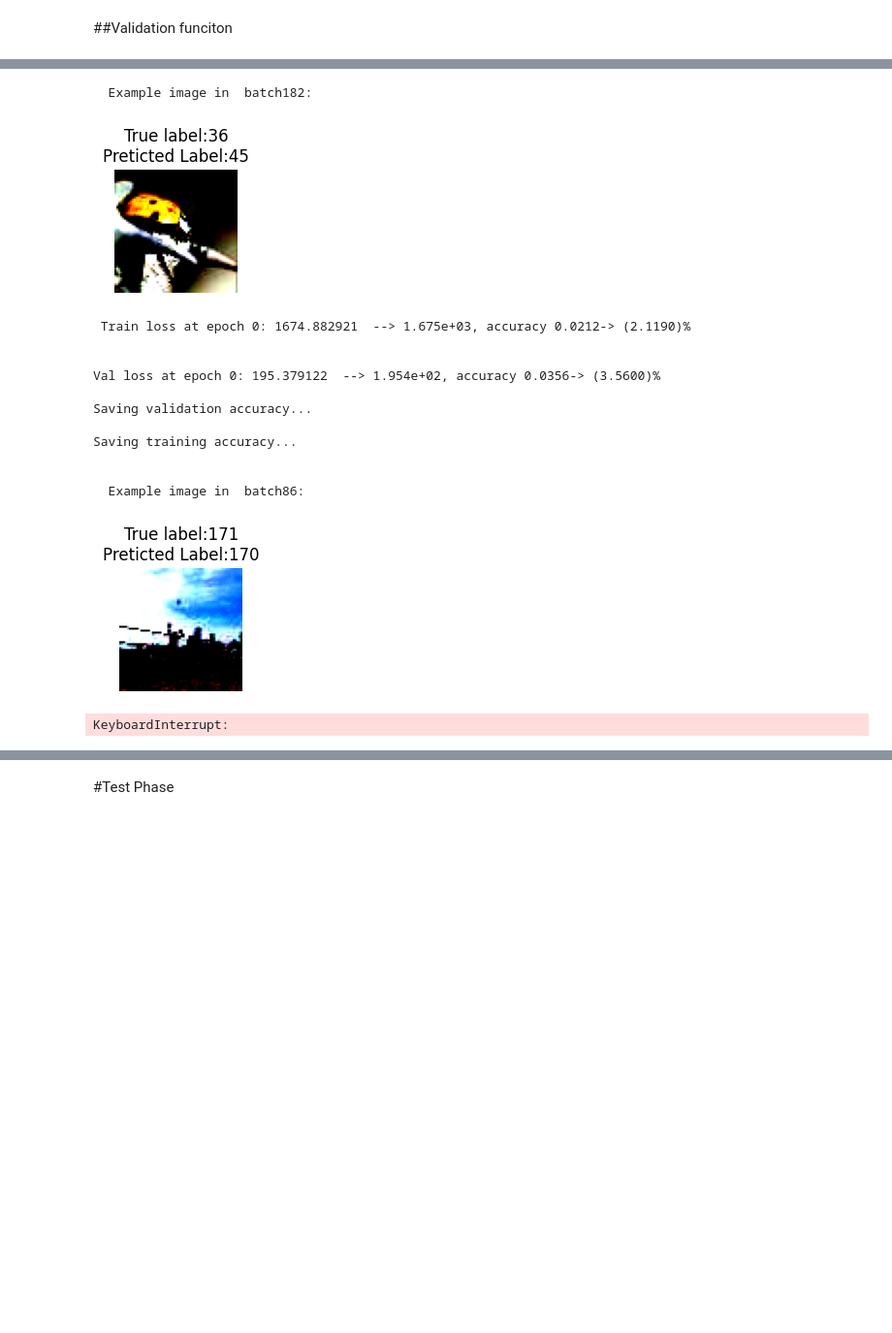
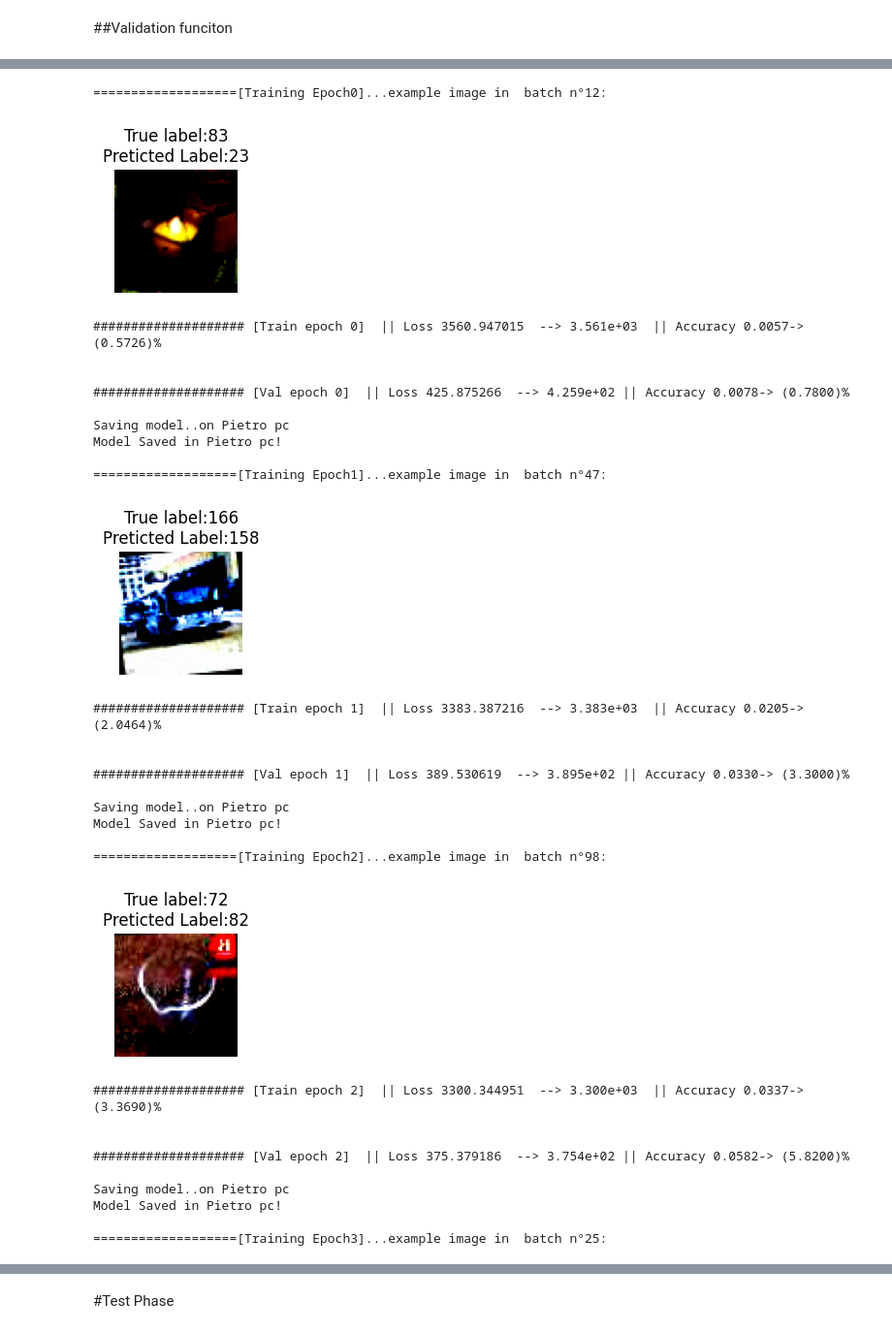
Before and after one commit to Sassotek/Mechanistic-Interpretability-for-Vision-Models-Optimization, a Jupyter notebook: Mechanistic_Interpretability_for_Vision_Models_Optimization_code.ipynb, the cells around one changed output, grey strips where cells are left out. Shown at 97% size. Cells and saved outputs as stored; diff of their text form; code cells hidden in the pictures; blank space fills up the shorter version.

```diff
--- a/Mechanistic_Interpretability_for_Vision_Models_Optimization_code.ipynb
+++ b/Mechanistic_Interpretability_for_Vision_Models_Optimization_code.ipynb
@@ -757,14 +965,16 @@ class TransformerEncoder(nn.Module):
     super().__init__()
     self.norm1 = nn.LayerNorm(latent_size)
     self.attn = nn.MultiheadAttention(latent_size, num_heads, dropout= dropout, batch_first= True)
-    self.drop_path1 = DropPath(drop_rate)
+    #self.drop_path1 = DropPath(drop_rate)
     self.norm2 = nn.LayerNorm(latent_size)
     self.mlp = MLP(latent_size, mlp_dim, dropout)
-    self.drop_path2 = DropPath(drop_rate)
+    #self.drop_path2 = DropPath(drop_rate)
 
   def forward(self, x):
-    x = x + self.drop_path1(self.attn(self.norm1(x), self.norm1(x), self.norm1(x))[0])
-    x = x + self.drop_path2(self.mlp(self.norm2(x)))
+    #x = x + self.drop_path1(self.attn(self.norm1(x), self.norm1(x), self.norm1(x))[0])
+    x = x + self.attn(self.norm1(x), self.norm1(x), self.norm1(x))[0]
+    #x = x + self.drop_path2(self.mlp(self.norm2(x)))
+    x = x + self.mlp(self.norm2(x))
     return x
 # %%
 class VisionTransformer(nn.Module):
@@ -957,7 +1167,7 @@ Create tuttecose
 #weight_decay = 0.03
 MLP_DIM = 512
 # %%
-temp_batch_size = 256
+temp_batch_size = 128
 
 train_dataset = DatasetLoader(data_path, 'train', augmentation=True)
 validation_dataset = DatasetLoader(data_path, 'val', augmentation=False)
@@ -965,6 +1175,7 @@ test_dataset = DatasetLoader(data_path, 'test', augmentation=False)
 
 train_loader = DataLoader(train_dataset, batch_size=temp_batch_size, shuffle=True)
 validation_loader = DataLoader(validation_dataset, batch_size=temp_batch_size, shuffle=True)
+test_loader = DataLoader(test_dataset, batch_size=temp_batch_size, shuffle=True)
 # %%
 def apply_stochastic_depth(model, drop_prob):
     for module in model.modules():
@@ -1457,7 +1673,11 @@ bar_out_val  = Output()
 display(bar_out,bar_out_val, plot_out)
 
 #display(bar_out_val)
+start_time = time.time()
 
+version=1
+pth_model = 'model'+str(version)+'_epochs'+str(num_epochs)+'.pth'
+pth_optimizer='optimizer'+str(version)+'_epochs'+str(num_epochs)+'.pth'
 
 for epoch in  range(num_epochs):
 
@@ -1467,12 +1687,21 @@ for epoch in  range(num_epochs):
 
 
   if(best_val_acc<acc_val_list[epoch]):
-        print("Saving validation accuracy...\n")
+        ##print("Saving validation accuracy...\n")
         best_val_acc=acc_val_list[epoch]
         best_epoch=epoch
   if(best_train_acc<acc_train_list[epoch]):
-        print("Saving training accuracy...\n")
+        ##print("Saving training accuracy...\n")
         best_train_acc=acc_train_list[epoch]
+
+  if device_name in device_list:
+    print("Saving model..on Pietro pc")
+    pth_checkpoint = 'model'+str(version)+'_epochs'+str(epoch)+'.pth'
+    torch.save(model1.state_dict(), path_saves_pc_pi+pth_model)
+    pth_optimizer_checkpoint='optimizer'+str(version)+'_epochs'+str(epoch)+'.pth'
+    torch.save(optimizer.state_dict(), path_saves_pc_pi+pth_optimizer_checkpoint)
+    print("Model Saved in Pietro pc!")
+
 
 
   '''
@@ -1482,9 +1711,10 @@ for epoch in  range(num_epochs):
   '''
 
 end=time.time()
-print(f"++++++++++Best epoch was {best_epoch} ++++++++++++++++++++\n")
-print(f"++++++++++Best val accuracy was {best_val_acc*100.0:.4f} ++++++++++++++++++++\n")
-print(f"++++++++++Best train accuracy was {best_train_acc*100.0:.4f} ++++++++++++++++++++\n")
+print(RED+f"++++++++++Best epoch was {best_epoch} ++++++++++++++++++++\n")
+print(RED+f"++++++++++Best val accuracy was {best_val_acc*100.0:.4f}% ++++++++++++++++++++\n")
+print(RED+f"++++++++++Best train accuracy was {best_train_acc*100.0:.4f}% ++++++++++++++++++++\n")
+print(RED+f"++++++++++Training time: {end-start_time} ++++++++++++++++++++\n")
 # %% [output]
 [interactive output not drawn]
 [interactive output not drawn]
@@ -1493,15 +1723,31 @@ WARNING:matplotlib.image:Clipping input data to the valid range for imshow with
-  Example image in  batch182:
+===================[Training Epoch0]...example image in  batch n°12:
-[figure, old version]
+[figure, new version]
- Train loss at epoch 0: 1674.882921  --> 1.675e+03, accuracy 0.0212-> (2.1190)%
+#################### [Train epoch 0]  || Loss 3560.947015  --> 3.561e+03  || Accuracy 0.0057-> (0.5726)%
 
 
-Val loss at epoch 0: 195.379122  --> 1.954e+02, accuracy 0.0356-> (3.5600)%
+#################### [Val epoch 0]  || Loss 425.875266  --> 4.259e+02 || Accuracy 0.0078-> (0.7800)%
 
-Saving validation accuracy...
+Saving model..on Pietro pc
+Model Saved in Pietro pc!
 
-Saving training accuracy...
-
-
-  Example image in  batch86:
+===================[Training Epoch1]...example image in  batch n°47:
-[figure, old version]
+[figure, new version]
-KeyboardInterrupt:
+#################### [Train epoch 1]  || Loss 3383.387216  --> 3.383e+03  || Accuracy 0.0205-> (2.0464)%
+
+
+#################### [Val epoch 1]  || Loss 389.530619  --> 3.895e+02 || Accuracy 0.0330-> (3.3000)%
+
+Saving model..on Pietro pc
+Model Saved in Pietro pc!
+
+===================[Training Epoch2]...example image in  batch n°98:
+[figure, added]
+#################### [Train epoch 2]  || Loss 3300.344951  --> 3.300e+03  || Accuracy 0.0337-> (3.3690)%
+
+
+#################### [Val epoch 2]  || Loss 375.379186  --> 3.754e+02 || Accuracy 0.0582-> (5.8200)%
+
+Saving model..on Pietro pc
+Model Saved in Pietro pc!
+
+===================[Training Epoch3]...example image in  batch n°25:
```
Also changed, not shown: parts of 31 cells of this notebook.
